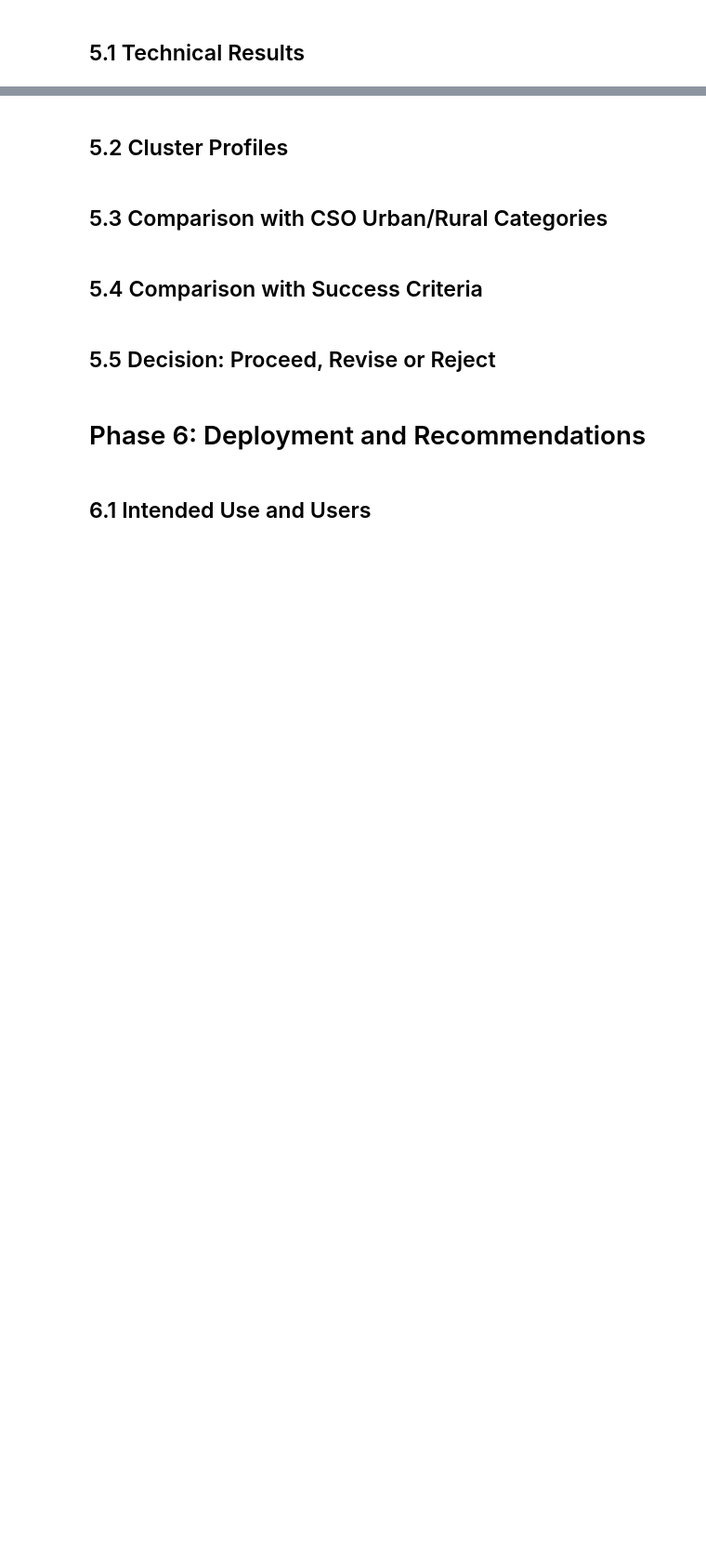
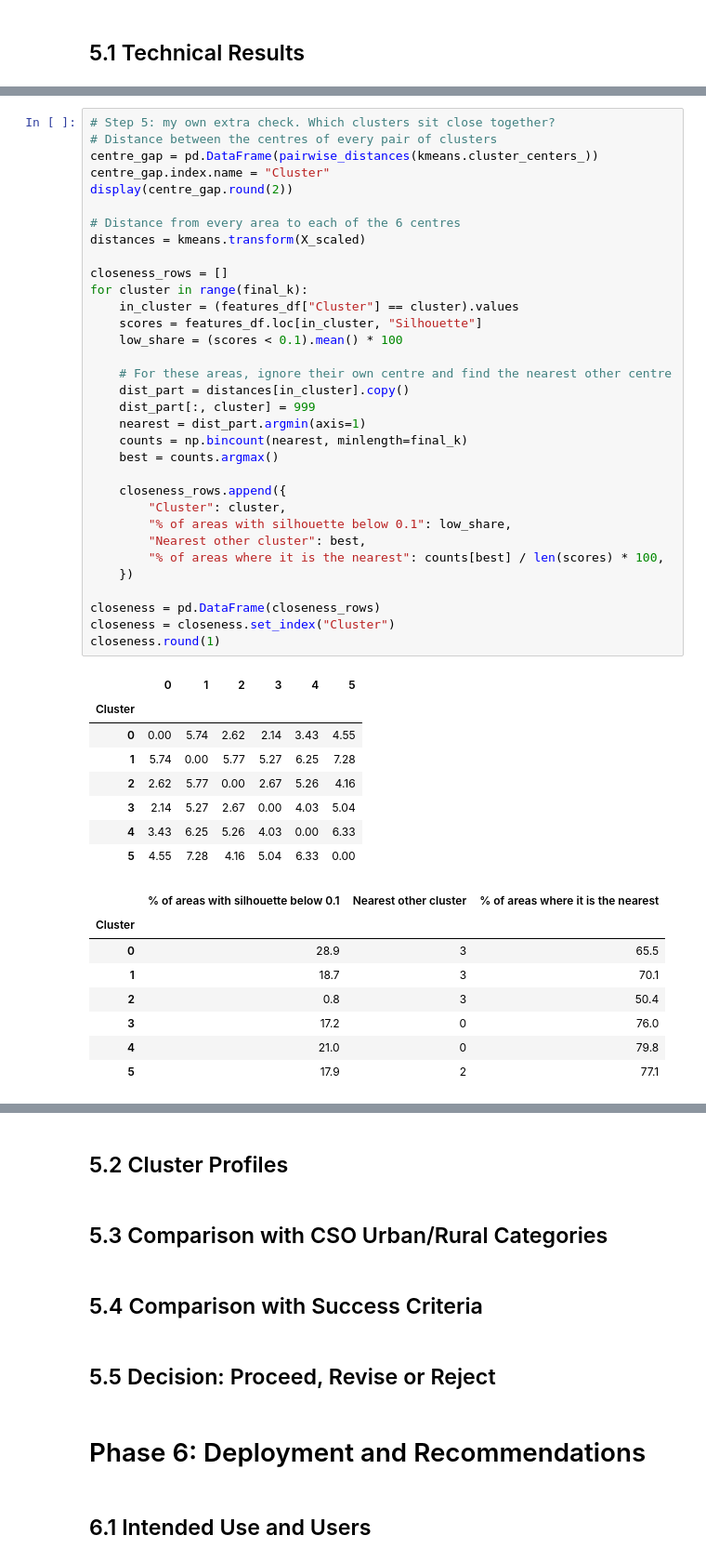
Before and after one commit to SwoopCodes/Data-Analytics_Irish-housing-density, a Jupyter notebook: notebooks/CA2_CRISP_DM_Notebook.ipynb, the cells around one changed output, grey strips where cells are left out. Shown at 93% size. Cells and saved outputs as stored; diff of their text form; blank space fills up the shorter version.

```diff
--- a/notebooks/CA2_CRISP_DM_Notebook.ipynb
+++ b/notebooks/CA2_CRISP_DM_Notebook.ipynb
@@ -1748,0 +1894,50 @@ K-means also scored a little higher (0.295 against 0.285) and made more even gro
+# %%
+# Step 5: my own extra check. Which clusters sit close together?
+# Distance between the centres of every pair of clusters
+centre_gap = pd.DataFrame(pairwise_distances(kmeans.cluster_centers_))
+centre_gap.index.name = "Cluster"
+display(centre_gap.round(2))
+
+# Distance from every area to each of the 6 centres
+distances = kmeans.transform(X_scaled)
+
+closeness_rows = []
+for cluster in range(final_k):
+    in_cluster = (features_df["Cluster"] == cluster).values
+    scores = features_df.loc[in_cluster, "Silhouette"]
+    low_share = (scores < 0.1).mean() * 100
+
+    # For these areas, ignore their own centre and find the nearest other centre
+    dist_part = distances[in_cluster].copy()
+    dist_part[:, cluster] = 999
+    nearest = dist_part.argmin(axis=1)
+    counts = np.bincount(nearest, minlength=final_k)
+    best = counts.argmax()
+
+    closeness_rows.append({
+        "Cluster": cluster,
+        "% of areas with silhouette below 0.1": low_share,
+        "Nearest other cluster": best,
+        "% of areas where it is the nearest": counts[best] / len(scores) * 100,
+    })
+
+closeness = pd.DataFrame(closeness_rows)
+closeness = closeness.set_index("Cluster")
+closeness.round(1)
+# %% [output]
+|  | 0 | 1 | 2 | 3 | 4 | 5 |
+| Cluster |  |  |  |  |  |  |
+| 0 | 0.00 | 5.74 | 2.62 | 2.14 | 3.43 | 4.55 |
+| 1 | 5.74 | 0.00 | 5.77 | 5.27 | 6.25 | 7.28 |
+| 2 | 2.62 | 5.77 | 0.00 | 2.67 | 5.26 | 4.16 |
+| 3 | 2.14 | 5.27 | 2.67 | 0.00 | 4.03 | 5.04 |
+| 4 | 3.43 | 6.25 | 5.26 | 4.03 | 0.00 | 6.33 |
+| 5 | 4.55 | 7.28 | 4.16 | 5.04 | 6.33 | 0.00 |
+|  | % of areas with silhouette below 0.1 | Nearest other cluster | % of areas where it is the nearest |
+| Cluster |  |  |  |
+| 0 | 28.9 | 3 | 65.5 |
+| 1 | 18.7 | 3 | 70.1 |
+| 2 | 0.8 | 3 | 50.4 |
+| 3 | 17.2 | 0 | 76.0 |
+| 4 | 21.0 | 0 | 79.8 |
+| 5 | 17.9 | 2 | 77.1 |
```
Also changed, not shown: parts of 8 cells of this notebook, 1 other file.
